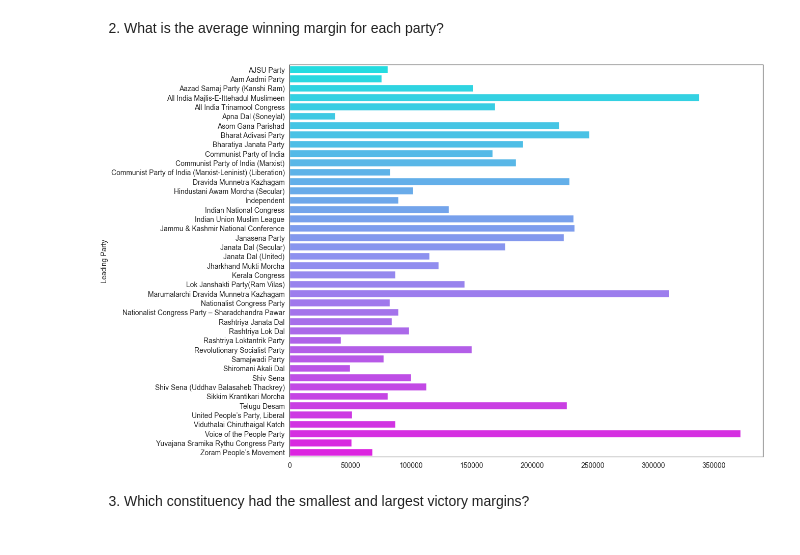
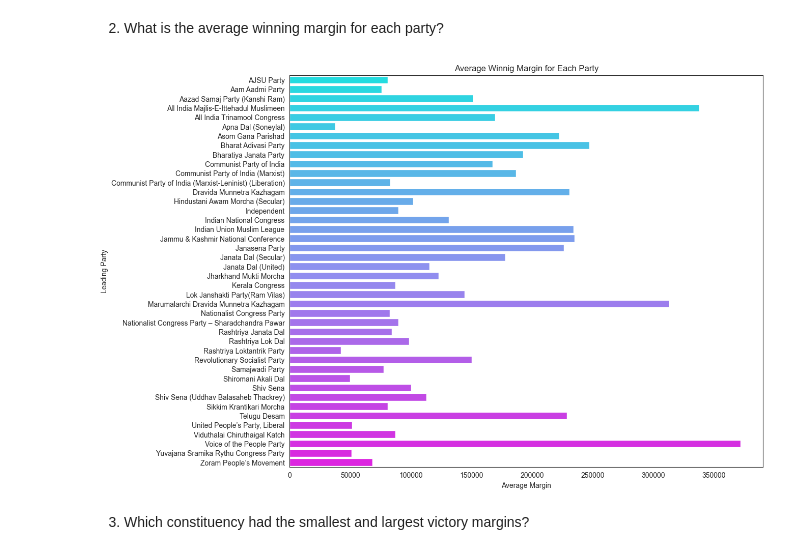
Before and after one commit to RohitKumarSain/Lok-Sabha-Election-2024, a Jupyter notebook: election_result.ipynb, the cells around one changed output. Saved outputs shown, nothing was run; the diff lists cells and outputs as text; code cells hidden in the pictures.

```diff
--- a/election_result.ipynb
+++ b/election_result.ipynb
@@ -183,12 +177,14 @@ plt.show()
 # %%
 avg_margin = df.groupby("Leading Party")["Margin"].mean()
 plt.figure(figsize=(12,10))
 sns.barplot(x=avg_margin.values,
             y=avg_margin.index,
             palette="cool")
+plt.title("Average Winnig Margin for Each Party")
+plt.xlabel("Average Margin")
 plt.show()
 # %% [output]
-[figure, old version]
+[figure, new version]
 # %% [markdown]
 3. Which constituency had the smallest and largest victory margins?
 # %%
```
Also changed, not shown: parts of 5 cells of this notebook.
